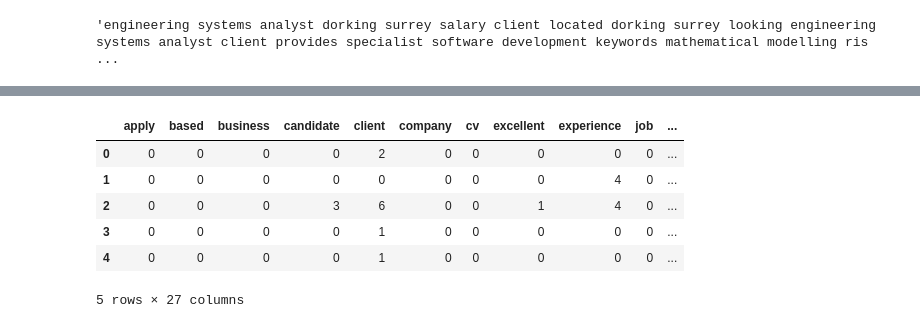
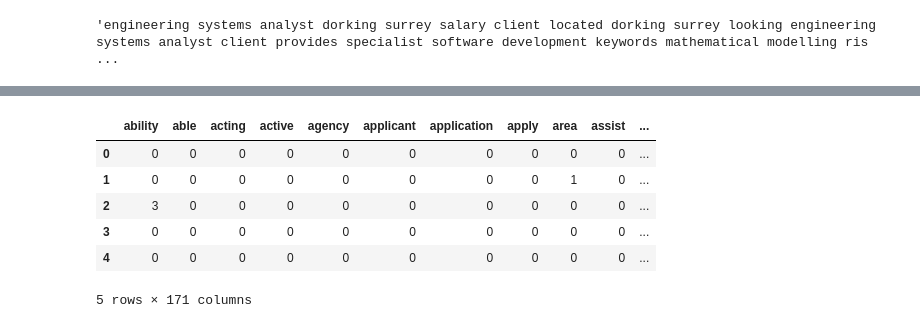
Before and after one commit to justinm329/Job_salary_prediction_2, a Jupyter notebook: Main_2.ipynb, the cells around one changed output, grey strips where cells are left out. Cells and saved outputs as stored; diff of their text form; code cells hidden in the pictures.

```diff
--- a/Main_2.ipynb
+++ b/Main_2.ipynb
@@ -110,7 +110,7 @@ len(new_df)
 # %% [output]
 244767
 # %%
-sliced_df = new_df.loc[:10000, :]
+sliced_df = new_df.loc[:3000, :]
 # %%
 from nltk.corpus import stopwords
 from nltk.tokenize import word_tokenize, sent_tokenize
@@ -198,17 +182,17 @@ tf_idf_df.head()
 # %%
 # Calculating the COUNT for the working corpus.
 from sklearn.feature_extraction.text import CountVectorizer
-vectorizer = CountVectorizer(stop_words="english",min_df=.30)
+vectorizer = CountVectorizer(stop_words="english",min_df=.10)
 count_vectorizer = vectorizer.fit_transform(sliced_df["CleanDescription"])
 words_df = pd.DataFrame(count_vectorizer.toarray(), columns=vectorizer.get_feature_names())
 words_df.head()
 # %% [output]
-|  | apply | based | business | candidate | client | company | cv | excellent | experience | job | ... |
-| 0 | 0 | 0 | 0 | 0 | 2 | 0 | 0 | 0 | 0 | 0 | ... |
-| 1 | 0 | 0 | 0 | 0 | 0 | 0 | 0 | 0 | 4 | 0 | ... |
-| 2 | 0 | 0 | 0 | 3 | 6 | 0 | 0 | 1 | 4 | 0 | ... |
-| 3 | 0 | 0 | 0 | 0 | 1 | 0 | 0 | 0 | 0 | 0 | ... |
-| 4 | 0 | 0 | 0 | 0 | 1 | 0 | 0 | 0 | 0 | 0 | ... |
+|  | ability | able | acting | active | agency | applicant | application | apply | area | assist | ... |
+| 0 | 0 | 0 | 0 | 0 | 0 | 0 | 0 | 0 | 0 | 0 | ... |
+| 1 | 0 | 0 | 0 | 0 | 0 | 0 | 0 | 0 | 1 | 0 | ... |
+| 2 | 3 | 0 | 0 | 0 | 0 | 0 | 0 | 0 | 0 | 0 | ... |
+| 3 | 0 | 0 | 0 | 0 | 0 | 0 | 0 | 0 | 0 | 0 | ... |
+| 4 | 0 | 0 | 0 | 0 | 0 | 0 | 0 | 0 | 0 | 0 | ... |
-5 rows × 27 columns
+5 rows × 171 columns
 # %%
 filtered_df = words_df.replace([2,3,4,5,6,7,8,9],1)
```
Also changed, not shown: parts of 42 cells of this notebook.
